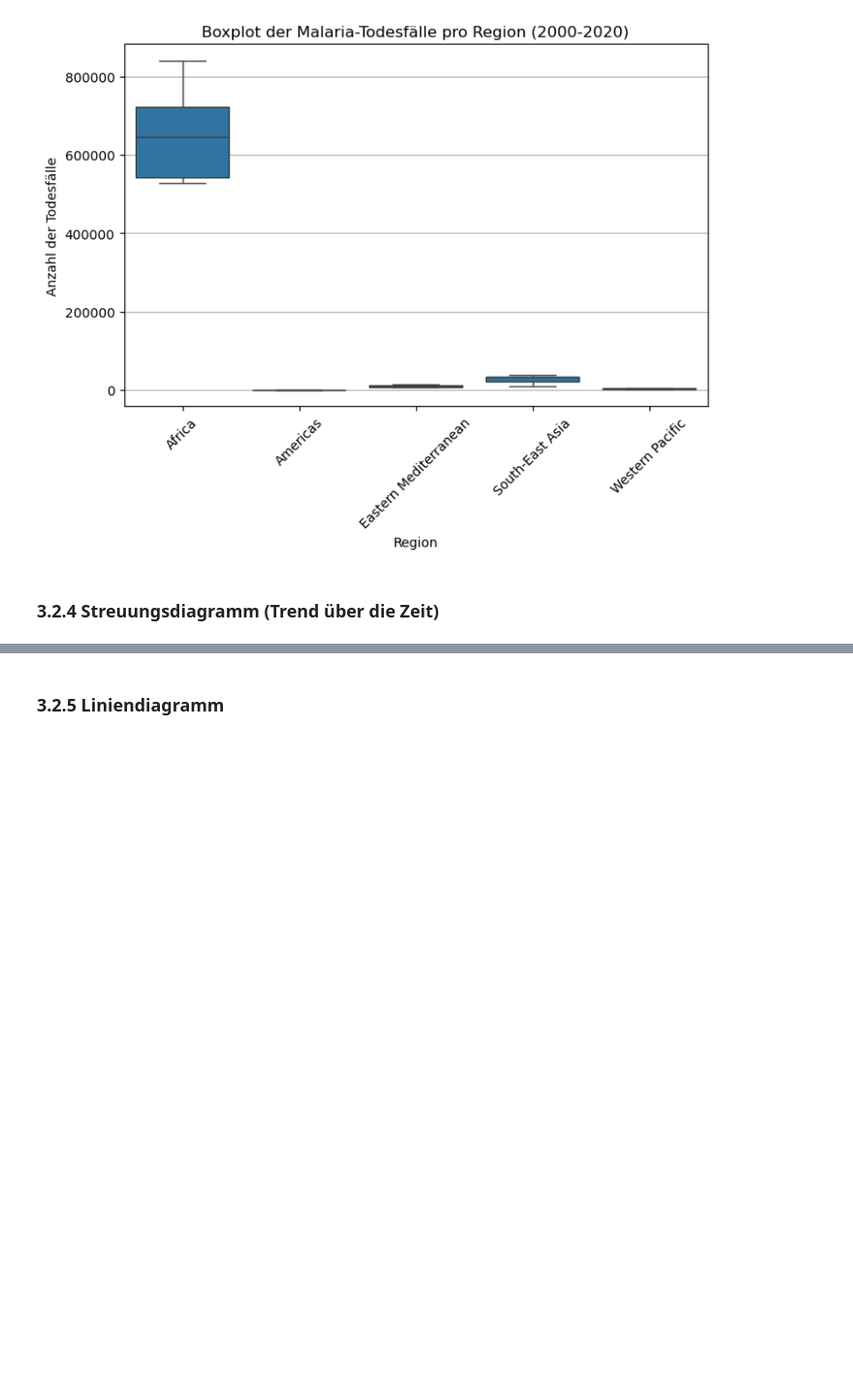
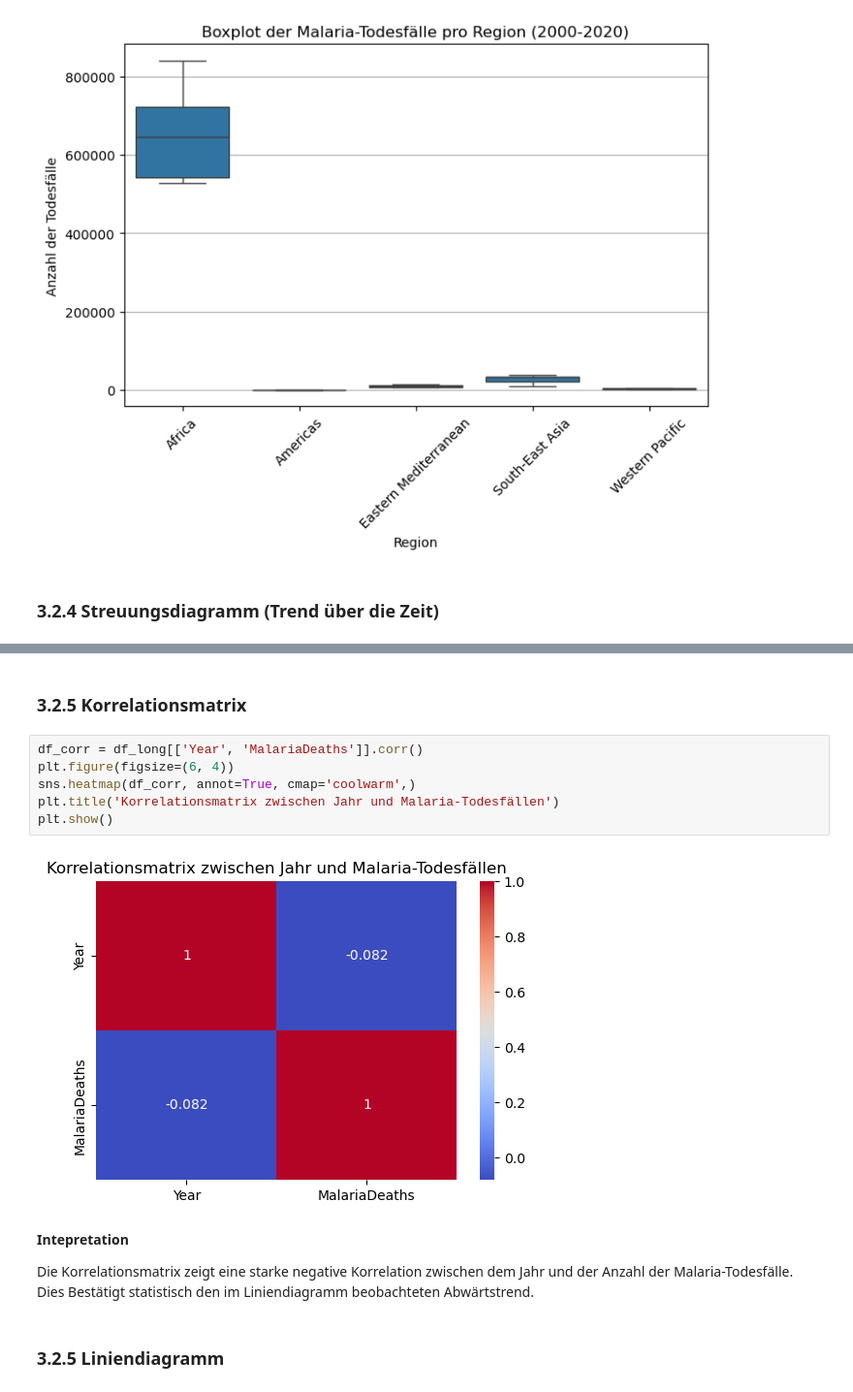
Before and after one commit to kipisha/Informatik-1, a Jupyter notebook: LN_Python_malaria.ipynb, the cells around one changed output, grey strips where cells are left out. Shown at 97% size. Drawn from its saved outputs; the diff is of its cells as text; blank space fills up the shorter version.

Commit message:
Intepretation Streeung und Korrelation geschrieben

```diff
--- a/LN_Python_malaria.ipynb
+++ b/LN_Python_malaria.ipynb
@@ -193,3 +215,17 @@ plt.show()
+# %% [markdown]
+### **3.2.5 Korrelationsmatrix**
+# %%
+df_corr = df_long[['Year', 'MalariaDeaths']].corr()
+plt.figure(figsize=(6, 4))
+sns.heatmap(df_corr, annot=True, cmap='coolwarm',)
+plt.title('Korrelationsmatrix zwischen Jahr und Malaria-Todesfällen')
+plt.show()
+# %% [output]
+[figure, added]
+# %% [markdown]
+**Intepretation**
+
+Die Korrelationsmatrix zeigt eine starke negative Korrelation zwischen dem Jahr und der Anzahl der Malaria-Todesfälle.  Dies Bestätigt statistisch den im Liniendiagramm beobachteten Abwärtstrend.
 # %% [markdown]
 ### **3.2.5 Liniendiagramm**
 # %%
```
Also changed, not shown: parts of 2 cells of this notebook.
